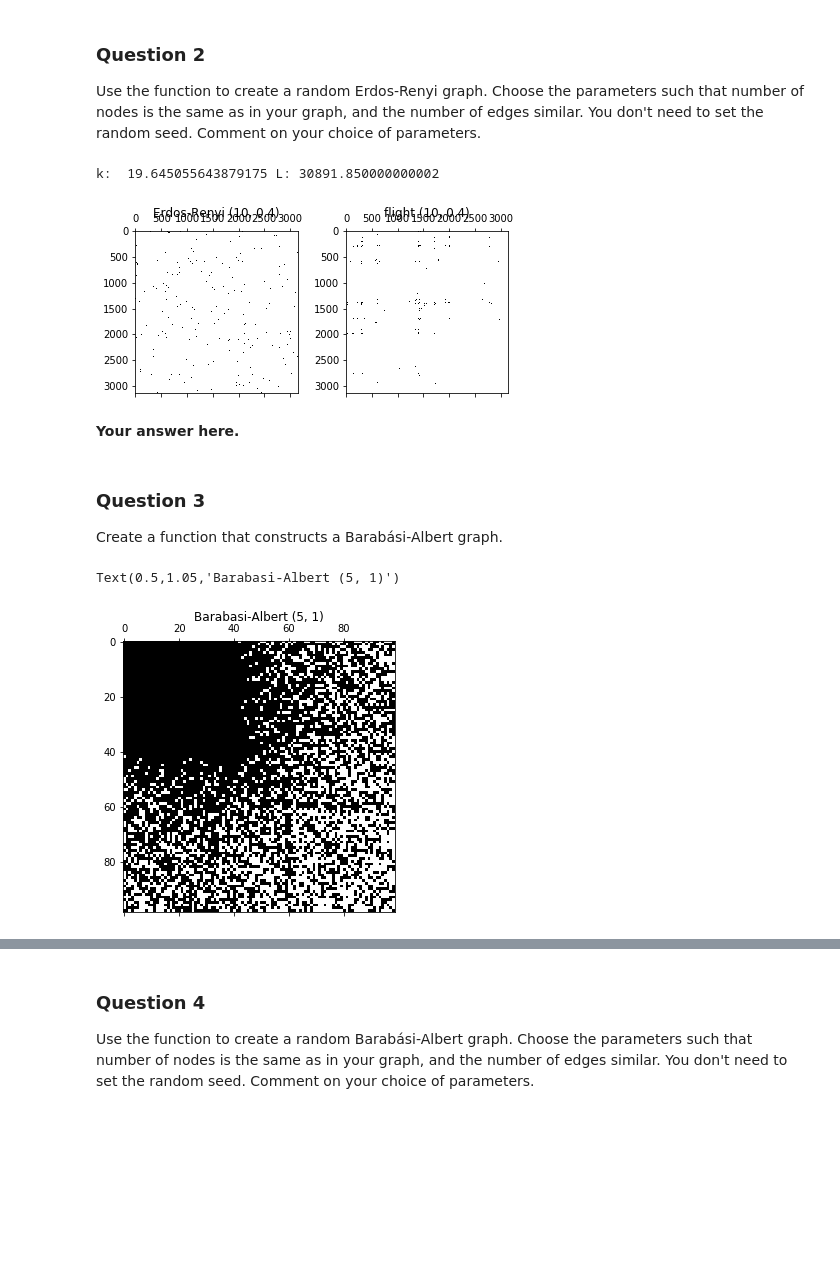
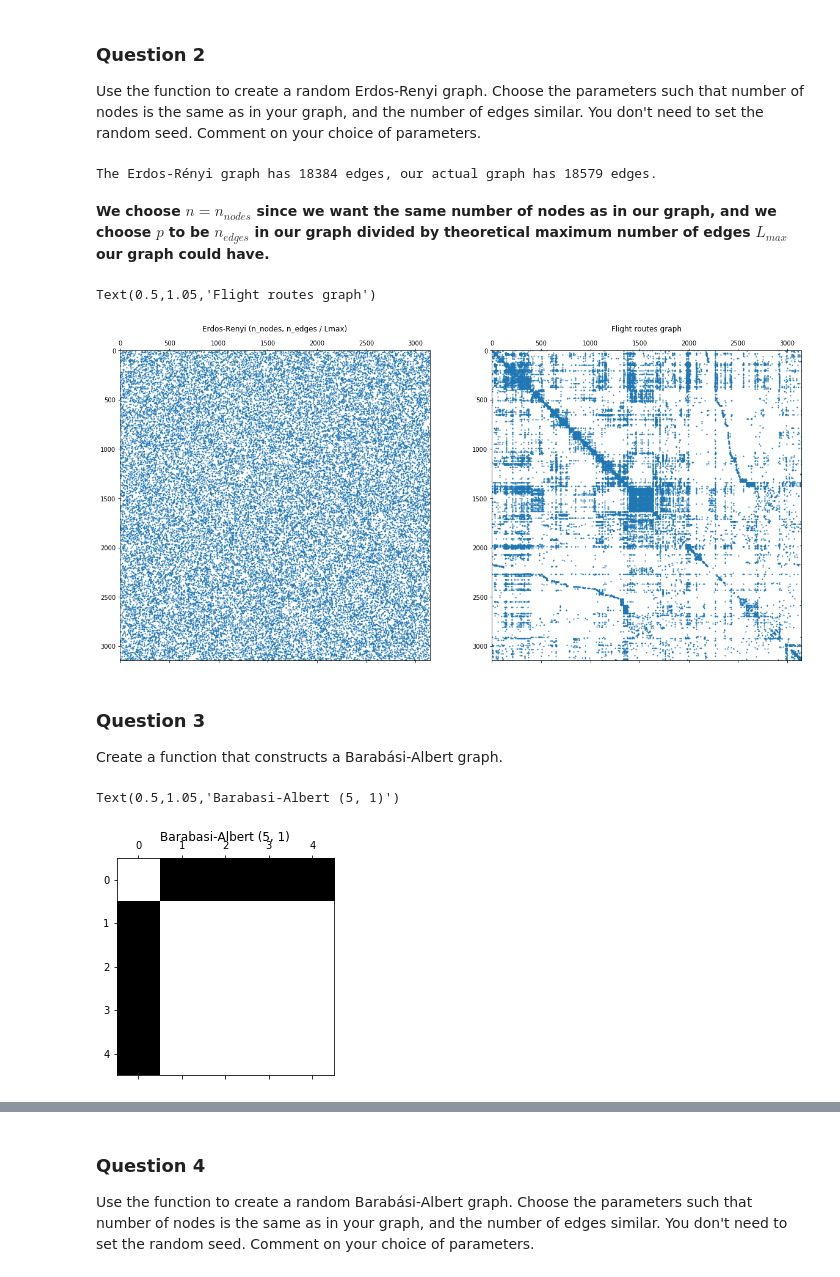
Before and after one commit to weberjoe/NTDS-MS-1-Route2-911, a Jupyter notebook: MS_2/2_network_models.ipynb, the cells around one changed output, grey strips where cells are left out. Drawn from its saved outputs; the diff is of its cells as text; code cells hidden in the pictures; blank space fills up the shorter version.

```diff
--- a/MS_2/2_network_models.ipynb
+++ b/MS_2/2_network_models.ipynb
@@ -110,10 +88,3 @@ Text(0.5,1.05,'Erdos-Renyi (10, 0.4)')
 ### Question 2
 
 Use the function to create a random Erdos-Renyi graph. Choose the parameters such that number of nodes is the same as in your graph, and the number of edges similar. You don't need to set the random seed. Comment on your choice of parameters.
-# %%
-# calculate percentage of nodes from all possible nodes
-L = (((n_nodes * (n_nodes - 1)) / 2))
-p = ((L - (n_edges) * 100 )/ L)/100
-er = erdos_renyi(n_nodes, p, )
-# %% [output]
-k:  19.645055643879175 L: 30891.850000000002
@@ -120,16 +96,20 @@ k:  19.645055643879175 L: 30891.850000000002
+# %%
+print("The Erdos-Rényi graph has", er_n_edges, "edges, our actual graph has", n_edges, "edges.")
+# %% [output]
+The Erdos-Rényi graph has 18384 edges, our actual graph has 18579 edges.
+# %% [markdown]
+**We choose $n = n_{nodes}$ since we want the same number of nodes as in our graph, and we choose $p$ to be $n_{edges}$ in our graph divided by theoretical maximum number of edges $L_{max}$ our graph could have.**
 # %%
-plt.subplot(1, 2, 1)
-plt.spy(er)
-plt.title('Erdos-Renyi (10, 0.4)')
-
-plt.subplot(1, 2, 2)
-plt.spy(adjacency)
-plt.title('flight (10, 0.4)')
-plt.tight_layout()
+plt.figure(figsize=(20, 20))
+plt.subplot(121)
+plt.spy(er, markersize=1)
+plt.title('Erdos-Renyi (n_nodes, n_edges / Lmax)')
+plt.subplot(122)
+plt.spy(adjacency, markersize=1)
+plt.title('Flight routes graph')
 # %% [output]
+Text(0.5,1.05,'Flight routes graph')
-[figure, old version]
+[figure, new version]
-# %% [markdown]
-**Your answer here.**
 # %% [markdown]
 ### Question 3
 
@@ -192,12 +154,11 @@ def barabasi_albert(n, m, seed=None):
     return adjacency
 # %%
-ba = barabasi_albert(100, 40, 9087)
-plt.figure(figsize=(5,5))
+ba = barabasi_albert(5, 1, 9087)
 plt.spy(ba)
 plt.title('Barabasi-Albert (5, 1)')
 # %% [output]
 Text(0.5,1.05,'Barabasi-Albert (5, 1)')
-[figure, old version]
+[figure, new version]
 # %%
 ba = barabasi_albert(10, 2, 8708)
 plt.spy(ba)
```
Also changed, not shown: parts of 33 cells of this notebook.
